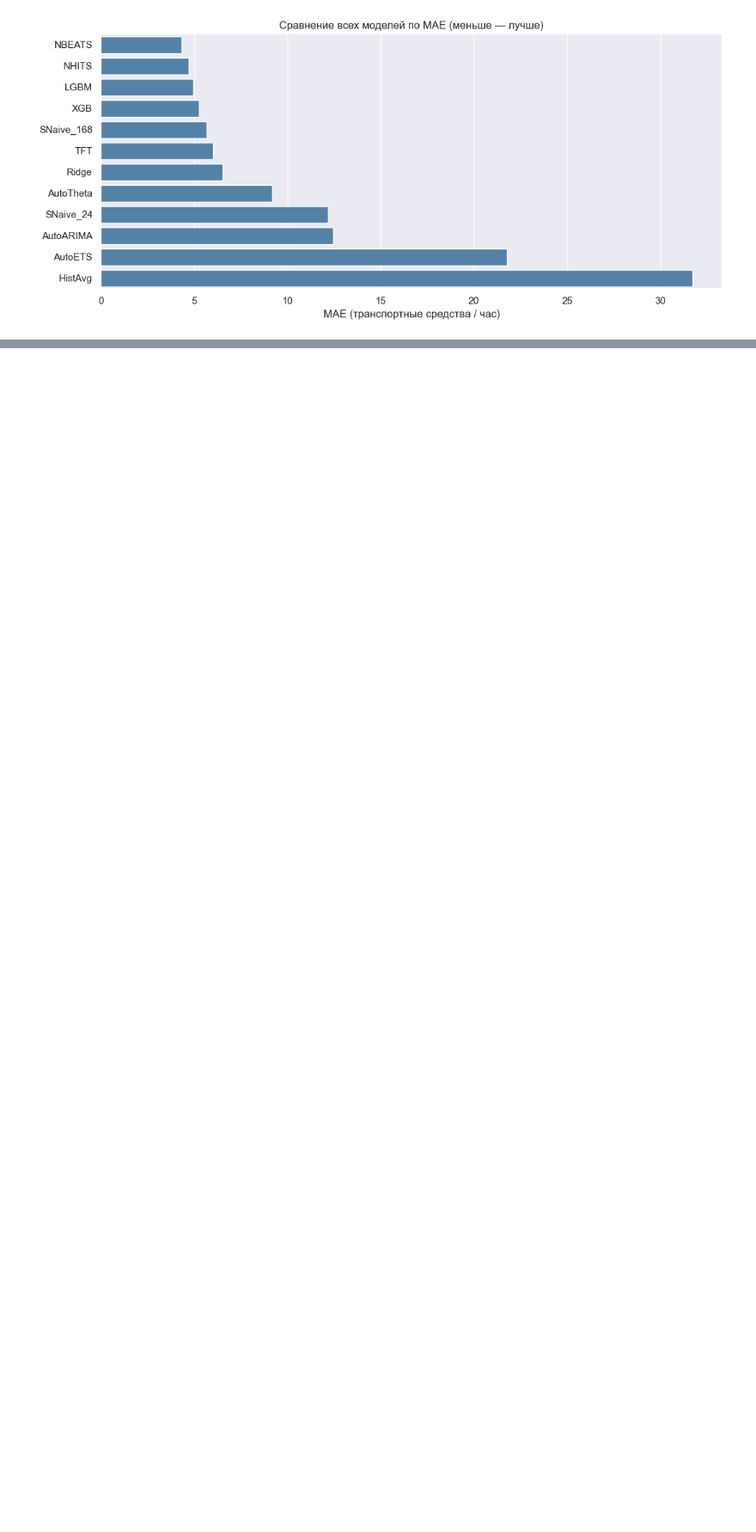
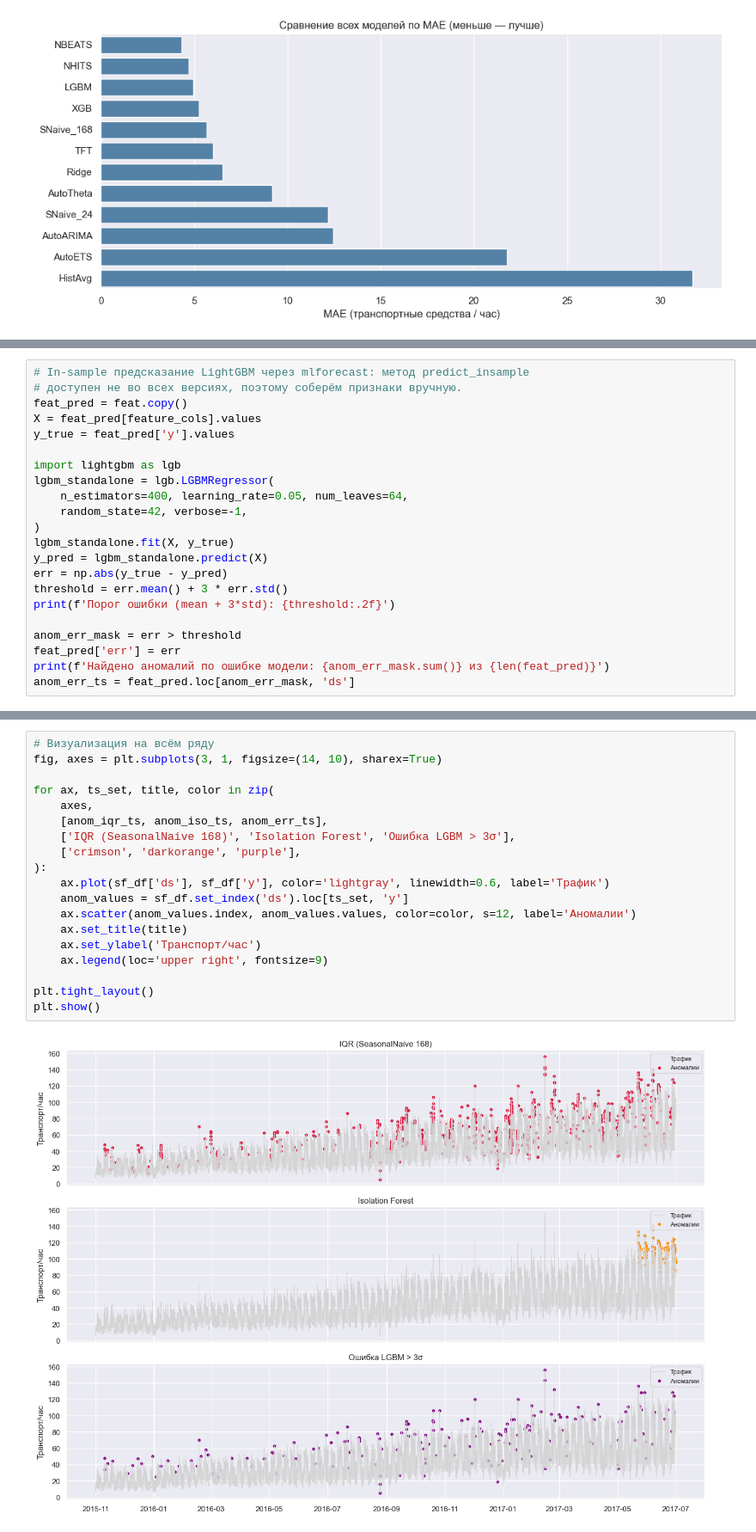
Before and after one commit to AinurGalimzyanov/TrafficForecasting, a Jupyter notebook: notebooks/analysis.ipynb, the cells around one changed output, grey strips where cells are left out. Shown at 86% size. Saved outputs shown, nothing was run; the diff lists cells and outputs as text; blank space fills up the shorter version.

Commit message:
Аномалии: IQR на сезонных остатках, Isolation Forest, порог на ошибке LightGBM

```diff
--- a/notebooks/analysis.ipynb
+++ b/notebooks/analysis.ipynb
@@ -1028,0 +1110,22 @@ plt.show()
+# %%
+# In-sample предсказание LightGBM через mlforecast: метод predict_insample
+# доступен не во всех версиях, поэтому соберём признаки вручную.
+feat_pred = feat.copy()
+X = feat_pred[feature_cols].values
+y_true = feat_pred['y'].values
+
+import lightgbm as lgb
+lgbm_standalone = lgb.LGBMRegressor(
+    n_estimators=400, learning_rate=0.05, num_leaves=64,
+    random_state=42, verbose=-1,
+)
+lgbm_standalone.fit(X, y_true)
+y_pred = lgbm_standalone.predict(X)
+err = np.abs(y_true - y_pred)
+threshold = err.mean() + 3 * err.std()
+print(f'Порог ошибки (mean + 3*std): {threshold:.2f}')
+
+anom_err_mask = err > threshold
+feat_pred['err'] = err
+print(f'Найдено аномалий по ошибке модели: {anom_err_mask.sum()} из {len(feat_pred)}')
+anom_err_ts = feat_pred.loc[anom_err_mask, 'ds']
@@ -1028,0 +1174,21 @@ plt.show()
+# %%
+# Визуализация на всём ряду
+fig, axes = plt.subplots(3, 1, figsize=(14, 10), sharex=True)
+
+for ax, ts_set, title, color in zip(
+    axes,
+    [anom_iqr_ts, anom_iso_ts, anom_err_ts],
+    ['IQR (SeasonalNaive 168)', 'Isolation Forest', 'Ошибка LGBM > 3σ'],
+    ['crimson', 'darkorange', 'purple'],
+):
+    ax.plot(sf_df['ds'], sf_df['y'], color='lightgray', linewidth=0.6, label='Трафик')
+    anom_values = sf_df.set_index('ds').loc[ts_set, 'y']
+    ax.scatter(anom_values.index, anom_values.values, color=color, s=12, label='Аномалии')
+    ax.set_title(title)
+    ax.set_ylabel('Транспорт/час')
+    ax.legend(loc='upper right', fontsize=9)
+
+plt.tight_layout()
+plt.show()
+# %% [output]
+[figure, added]
```
Also changed, not shown: parts of 12 cells of this notebook.
